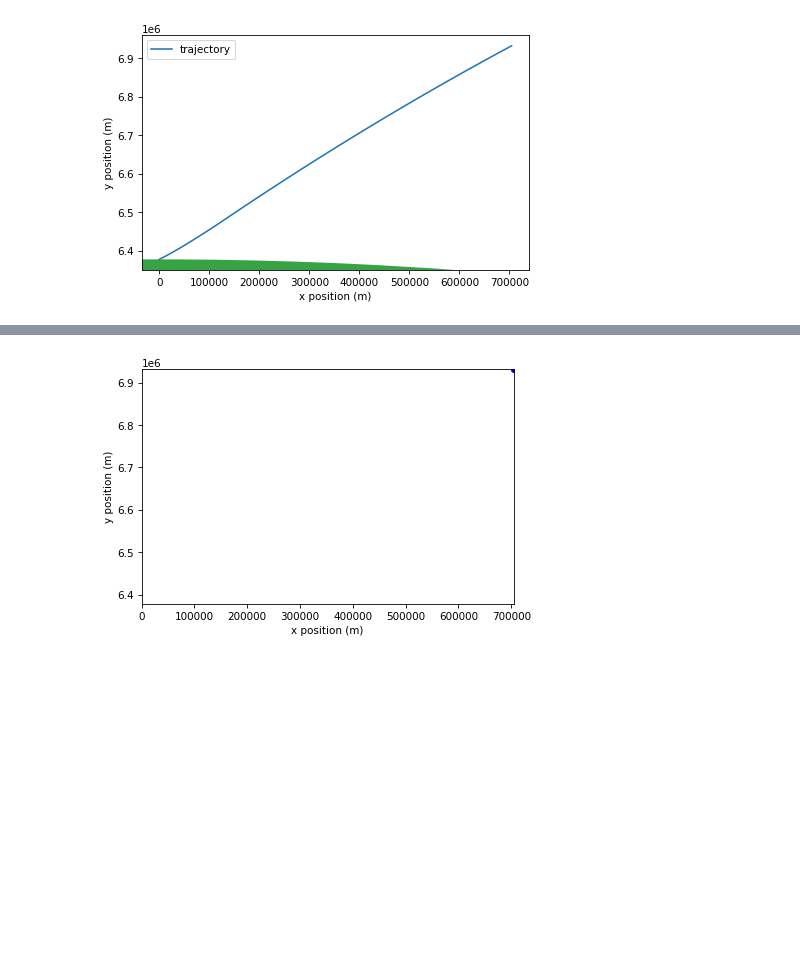
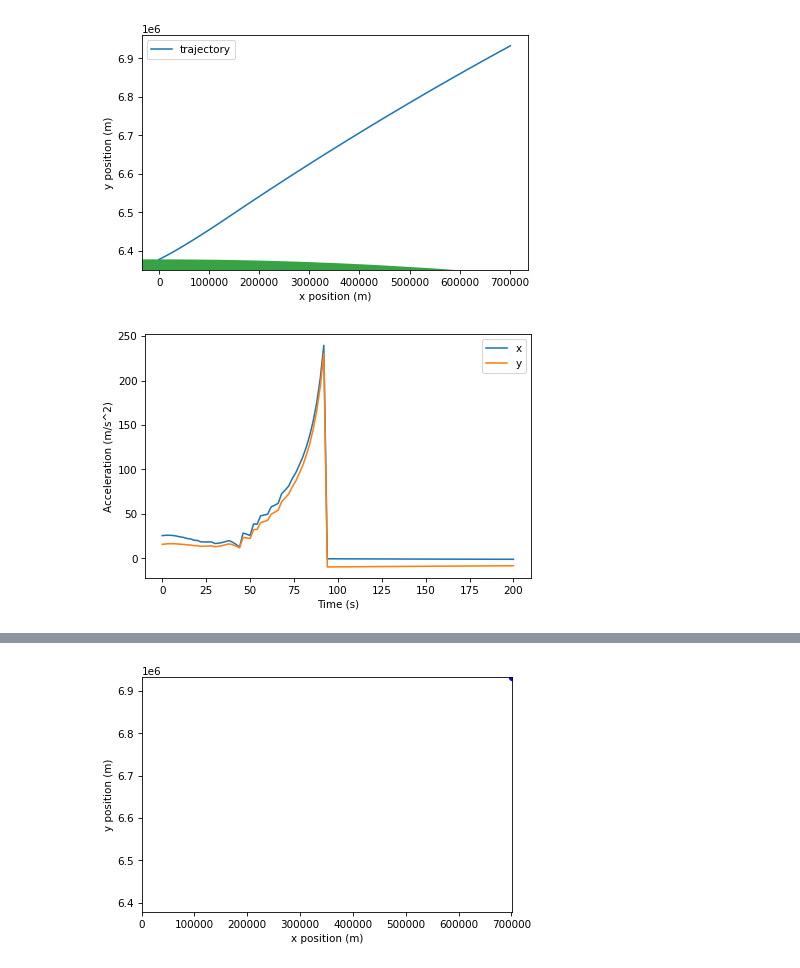
Before and after one commit to ShadowRonin/rocket-trajectory, a Jupyter notebook: rocketsim.ipynb, the cells around one changed output, grey strips where cells are left out. Drawn from its saved outputs; the diff is of its cells as text; code cells hidden in the pictures; blank space fills up the shorter version.

```diff
--- a/rocketsim.ipynb
+++ b/rocketsim.ipynb
@@ -70,7 +70,7 @@ params = Params(
 
     C_d = 1.82, # of a baseball
 
-    turnover_time = 244.0,
+    turnover_time = 2244.0,
     turnover_angle = 45.0,
 
     earth_diameter = 12756000, # meters
@@ -98,7 +109,7 @@ def make_system(params):
     vx, vy = pol2cart(theta, params.speed)
 
     # make the initial state
-    g = params.g0 * np.square(params.Re / (params.Re + y))
+    G = calc_gravity(Vector(params.x, y), params)
     mass = params.mass
 
     init = State(x=params.x, y=y, vx=vx, vy=vy)
@@ -257,3 +263,33 @@ def plot_trajectory(results):
 plot_trajectory(results)
 # %% [output]
 [figure]
+# %%
+more_results = {
+    'ax': pd.Series(),
+    'ay': pd.Series(),
+    'gx': pd.Series(),
+    'gy': pd.Series(),
+    'tx': pd.Series(),
+    'ty': pd.Series(),
+    'mass': pd.Series()
+    }
+
+for t in results.x.index:
+    calculations = calculate_all(t, results.x[t], results.y[t], results.vx[t], results.vy[t])
+    more_results['ax'][t] = calculations.acceleration.total.x
+    more_results['ay'][t] = calculations.acceleration.total.y
+    more_results['gx'][t] = calculations.acceleration.gravity.x
+    more_results['gy'][t] = calculations.acceleration.gravity.y
+    more_results['tx'][t] = calculations.acceleration.trust.x
+    more_results['ty'][t] = calculations.acceleration.trust.y
+    more_results['mass'][t] = calculations.mass
+
+more_df = pd.DataFrame(data=more_results)
+# %%
+more_df.ax.plot(label='x')
+more_df.ay.plot(label='y')
+
+decorate(xlabel='Time (s)',
+            ylabel='Acceleration (m/s^2)')
+# %% [output]
+[figure, added]
```
Also changed, not shown: parts of 14 cells of this notebook, 2 other files.
